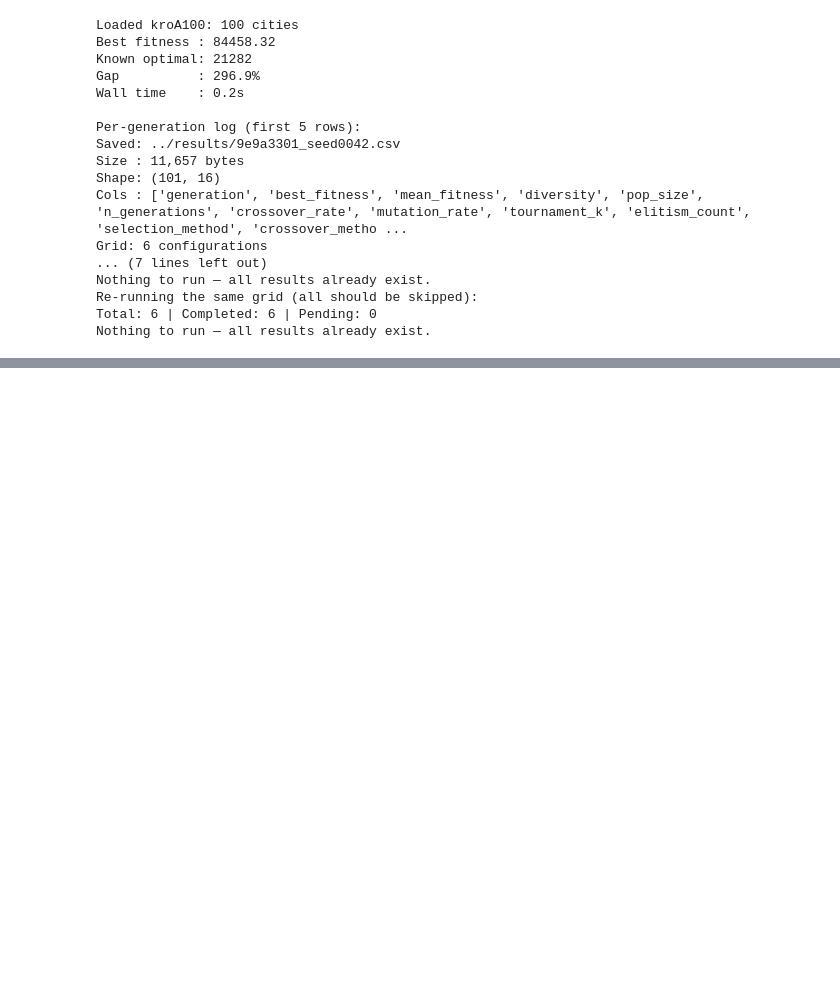
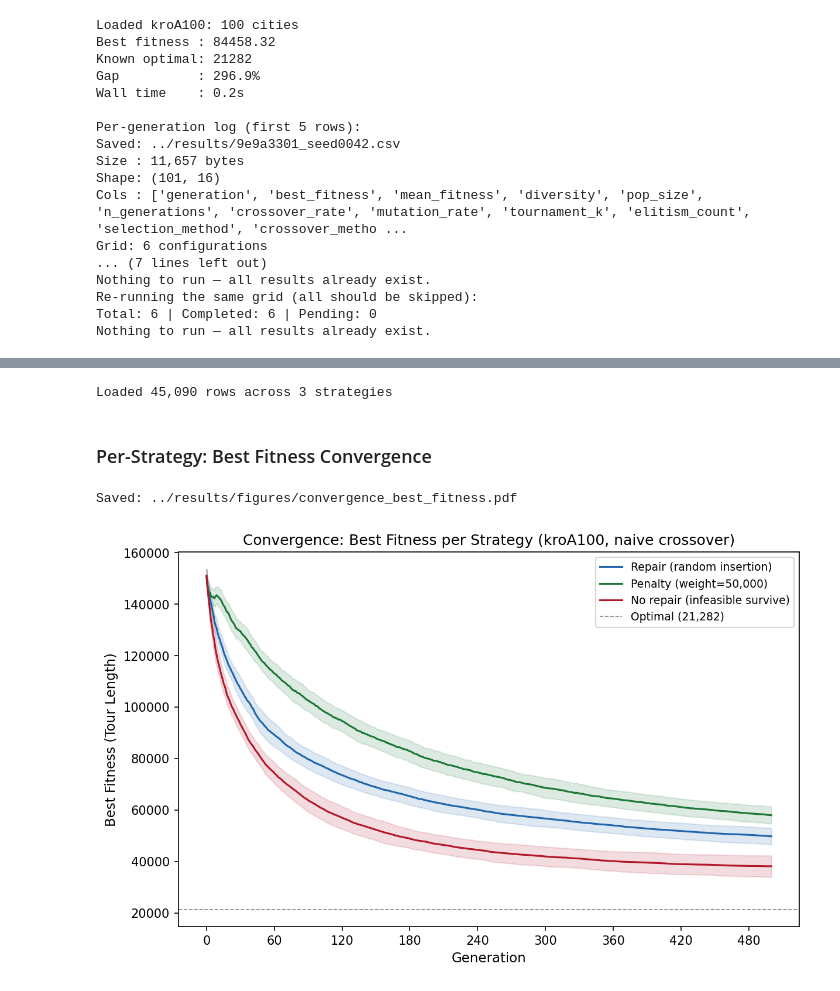
Before and after one commit to ridzuan5757/tc6544-project-2, a Jupyter notebook: notebooks/18_convergence_plots.ipynb, the cells around one changed output, grey strips where cells are left out. Saved outputs shown, nothing was run; the diff lists cells and outputs as text; code cells hidden in the pictures; blank space fills up the shorter version.

```diff
--- a/notebooks/18_convergence_plots.ipynb
+++ b/notebooks/18_convergence_plots.ipynb
@@ -299,0 +102,52 @@ All figures saved to `results/figures/` at 300 DPI in PDF format.
+# %%
+def load_gen_data(config_list, label):
+    frames = []
+    for c in config_list:
+        path = result_path(c)
+        if not path.exists():
+            continue
+        df = pd.read_csv(path)[["generation", "best_fitness", "mean_fitness", "diversity"]].copy()
+        df["seed"] = c.seed
+        df["strategy"] = label
+        frames.append(df)
+    return pd.concat(frames, ignore_index=True)
+
+strategy_names = ["repair", "penalty", "no_repair"]
+compare_data = pd.concat([
+    load_gen_data(compare_configs[s], s) for s in strategy_names
+], ignore_index=True)
+
+print(f"Loaded {len(compare_data):,} rows across {compare_data['strategy'].nunique()} strategies")
+# %% [output]
+Loaded 45,090 rows across 3 strategies
+# %% [markdown]
+### Per-Strategy: Best Fitness Convergence
+# %%
+STRATEGY_STYLE = {
+    "repair": {"color": "#2166ac", "label": "Repair (random insertion)"},
+    "penalty": {"color": "#1b7837", "label": "Penalty (weight=50,000)"},
+    "no_repair": {"color": "#b2182b", "label": "No repair (infeasible survive)"},
+}
+
+fig, ax = plt.subplots()
+for strategy, style in STRATEGY_STYLE.items():
+    subset = compare_data[compare_data["strategy"] == strategy]
+    agg = subset.groupby("generation")["best_fitness"].agg(["mean", "std"]).reset_index()
+    ax.plot(agg["generation"], agg["mean"], color=style["color"], linewidth=1.5, label=style["label"])
+    ax.fill_between(agg["generation"], agg["mean"] - agg["std"], agg["mean"] + agg["std"],
+                    color=style["color"], alpha=0.15)
+
+ax.axhline(y=OPTIMAL, color="gray", linestyle="--", linewidth=0.8, label=f"Optimal ({OPTIMAL:,})")
+ax.set_xlabel("Generation")
+ax.set_ylabel("Best Fitness (Tour Length)")
+ax.set_title("Convergence: Best Fitness per Strategy (kroA100, naive crossover)")
+ax.legend(loc="upper right")
+ax.xaxis.set_major_locator(MaxNLocator(integer=True))
+
+path = FIGURES_DIR / "convergence_best_fitness.pdf"
+fig.savefig(path, bbox_inches="tight")
+print(f"Saved: {path}")
+plt.show()
+# %% [output]
+Saved: ../results/figures/convergence_best_fitness.pdf
+[figure, added]
```
Also changed, not shown: parts of 38 cells of this notebook.
